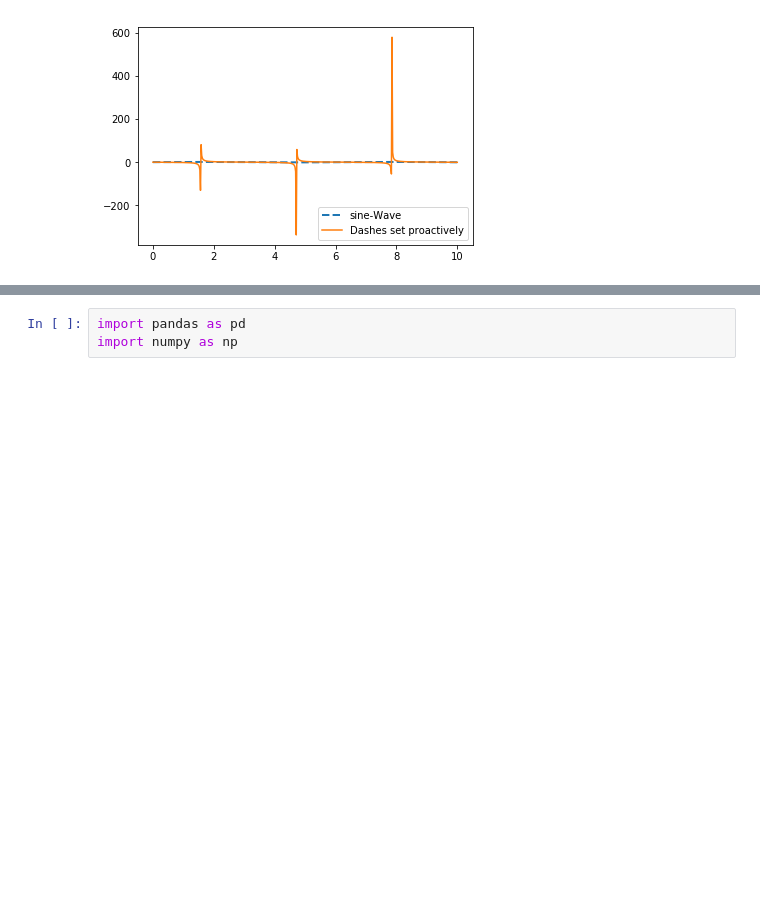
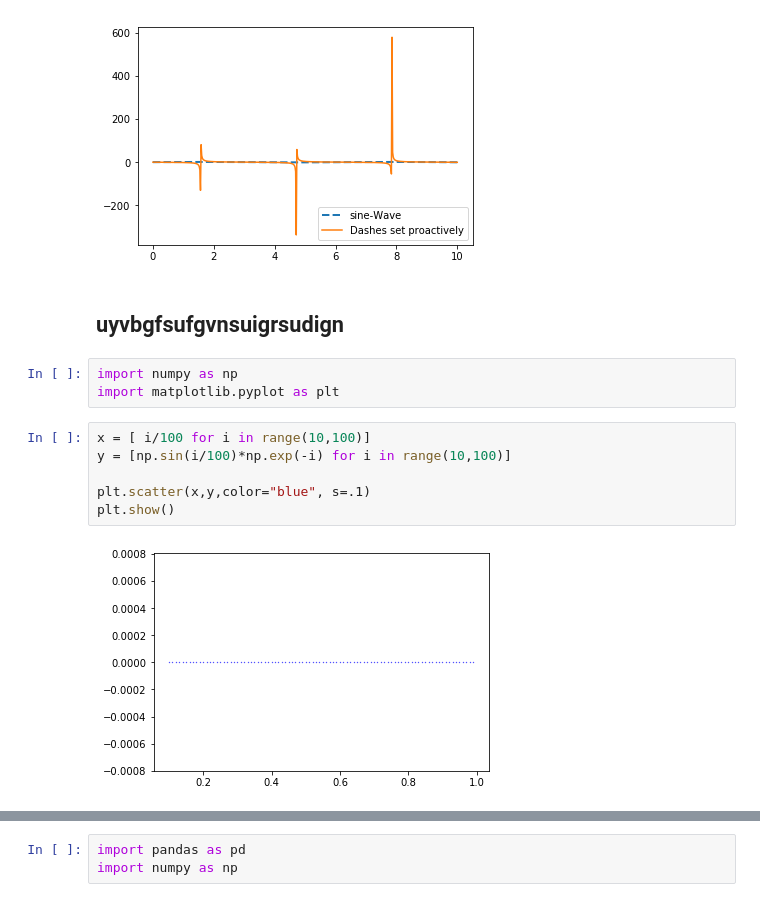
Before and after one commit to AarmonTech/PythonBasic2019, a Jupyter notebook: MatplotLib/Basic MatplotLib.ipynb, the cells around one changed output, grey strips where cells are left out. Saved outputs shown, nothing was run; the diff lists cells and outputs as text; blank space fills up the shorter version.

```diff
--- a/MatplotLib/Basic MatplotLib.ipynb
+++ b/MatplotLib/Basic MatplotLib.ipynb
@@ -20,4 +20,17 @@ ax.legend(loc='lower right')
 plt.show()
 # %% [output]
 [figure]
+# %% [markdown]
+## uyvbgfsufgvnsuigrsudign
+# %%
+import numpy as np
+import matplotlib.pyplot as plt
+# %%
+x = [ i/100 for i in range(10,100)]
+y = [np.sin(i/100)*np.exp(-i) for i in range(10,100)]
+
+plt.scatter(x,y,color="blue", s=.1)
+plt.show()
+# %% [output]
+[figure, added]
 # %%
```
Also changed, not shown: parts of 5 cells of this notebook, 10 other files.
